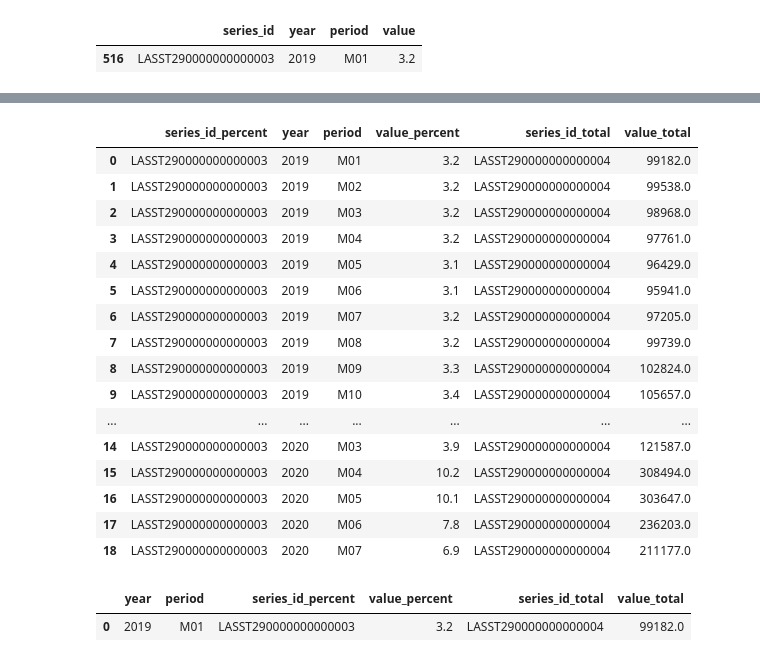
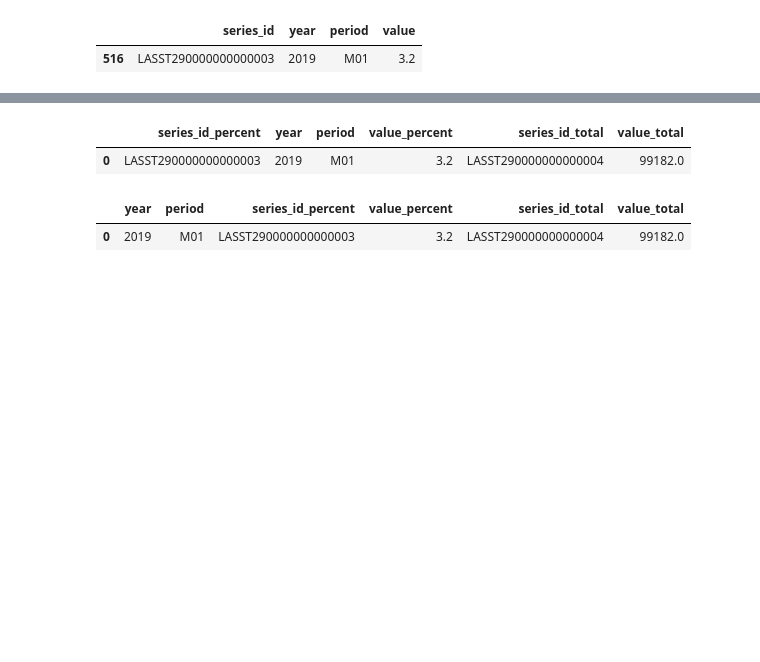
Before and after one commit to grecia1534/Project-1-KU-DATA, a Jupyter notebook: Unemployment CSV and ReadMe/KS_MO_Unemployment_Data.ipynb, the cells around one changed output, grey strips where cells are left out. Drawn from its saved outputs; the diff is of its cells as text; code cells hidden in the pictures; blank space fills up the shorter version.

Commit message:
Added comments and exports a cvs of the final table

```diff
--- a/Unemployment CSV and ReadMe/KS_MO_Unemployment_Data.ipynb
+++ b/Unemployment CSV and ReadMe/KS_MO_Unemployment_Data.ipynb
@@ -2,6 +2,7 @@
 #import dependencies
 import pandas as pd
 # %%
-kansas_csv = "Unemployment CSV and ReadMe/Kansas Unemployment Data.csv"
-missouri_csv = "Unemployment CSV and ReadMe/Missouri Unemployment Data.csv"
+# bring in csv data
+kansas_csv = "Kansas Unemployment Data.csv"
+missouri_csv = "Missouri Unemployment Data.csv"
 # %%
@@ -157,36 +150,23 @@ MO_df_clean_merged
 # %%
+# rename columns to better reflect data
 MO_df_clean_renamed = MO_df_clean_merged.rename(columns = {'series_id_x': 'series_id_percent',
                                     'period_x': 'period_percent',
                                     'value_x': 'value_percent',
                                     'series_id_y': 'series_id_total',
                                     'period_y': 'period_total',
                                     'value_y': 'value_total'
                                     })
 
-MO_df_clean_renamed
+MO_df_clean_renamed.head(1)
 # %% [output]
 |  | series_id_percent | year | period | value_percent | series_id_total | value_total |
 | 0 | LASST290000000000003 | 2019 | M01 | 3.2 | LASST290000000000004 | 99182.0 |
-| 1 | LASST290000000000003 | 2019 | M02 | 3.2 | LASST290000000000004 | 99538.0 |
-| 2 | LASST290000000000003 | 2019 | M03 | 3.2 | LASST290000000000004 | 98968.0 |
-| 3 | LASST290000000000003 | 2019 | M04 | 3.2 | LASST290000000000004 | 97761.0 |
-| 4 | LASST290000000000003 | 2019 | M05 | 3.1 | LASST290000000000004 | 96429.0 |
-| 5 | LASST290000000000003 | 2019 | M06 | 3.1 | LASST290000000000004 | 95941.0 |
-| 6 | LASST290000000000003 | 2019 | M07 | 3.2 | LASST290000000000004 | 97205.0 |
-| 7 | LASST290000000000003 | 2019 | M08 | 3.2 | LASST290000000000004 | 99739.0 |
-| 8 | LASST290000000000003 | 2019 | M09 | 3.3 | LASST290000000000004 | 102824.0 |
-| 9 | LASST290000000000003 | 2019 | M10 | 3.4 | LASST290000000000004 | 105657.0 |
-| ... | ... | ... | ... | ... | ... | ... |
-| 14 | LASST290000000000003 | 2020 | M03 | 3.9 | LASST290000000000004 | 121587.0 |
-| 15 | LASST290000000000003 | 2020 | M04 | 10.2 | LASST290000000000004 | 308494.0 |
-| 16 | LASST290000000000003 | 2020 | M05 | 10.1 | LASST290000000000004 | 303647.0 |
-| 17 | LASST290000000000003 | 2020 | M06 | 7.8 | LASST290000000000004 | 236203.0 |
-| 18 | LASST290000000000003 | 2020 | M07 | 6.9 | LASST290000000000004 | 211177.0 |
 # %%
+# move columns for readability
 MO_df_columnMoved = MO_df_clean_renamed[['year', 'period', 'series_id_percent', 'value_percent', 'series_id_total', 'value_total']]
+
+MO_df_columnMoved.head(1)
+# %% [output]
+|  | year | period | series_id_percent | value_percent | series_id_total | value_total |
+| 0 | 2019 | M01 | LASST290000000000003 | 3.2 | LASST290000000000004 | 99182.0 |
-# %%
-MO_df_columnMoved.head(1)
-# %% [output]
-|  | year | period | series_id_percent | value_percent | series_id_total | value_total |
-| 0 | 2019 | M01 | LASST290000000000003 | 3.2 | LASST290000000000004 | 99182.0 |
 # %%
```
Also changed, not shown: parts of 37 cells of this notebook, 1 other file.
